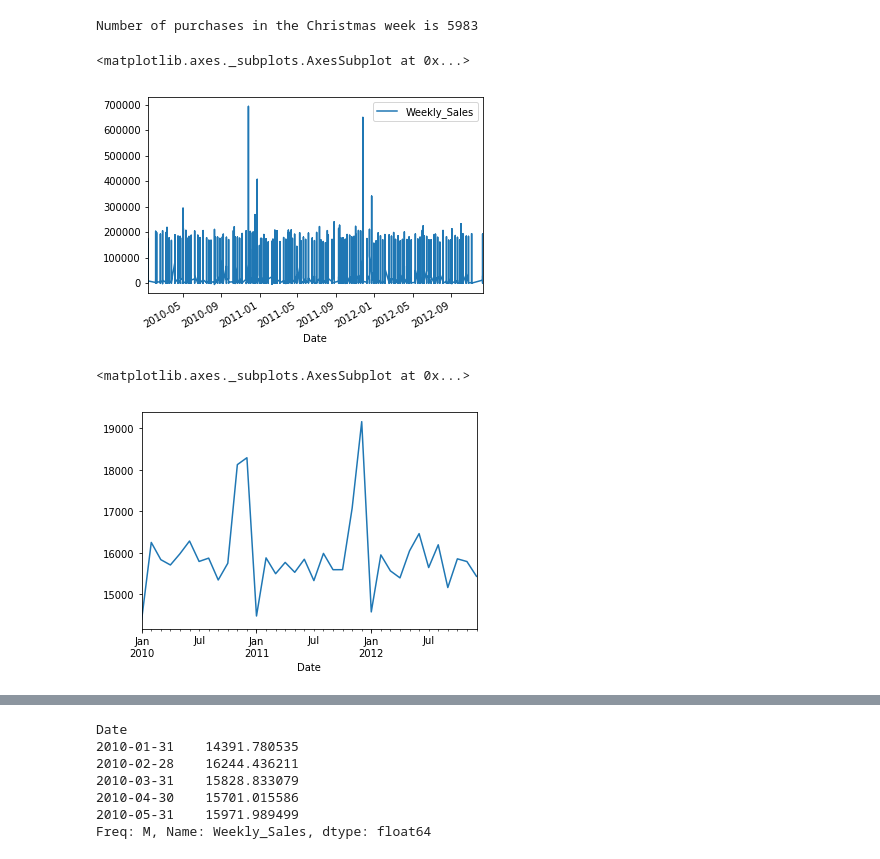
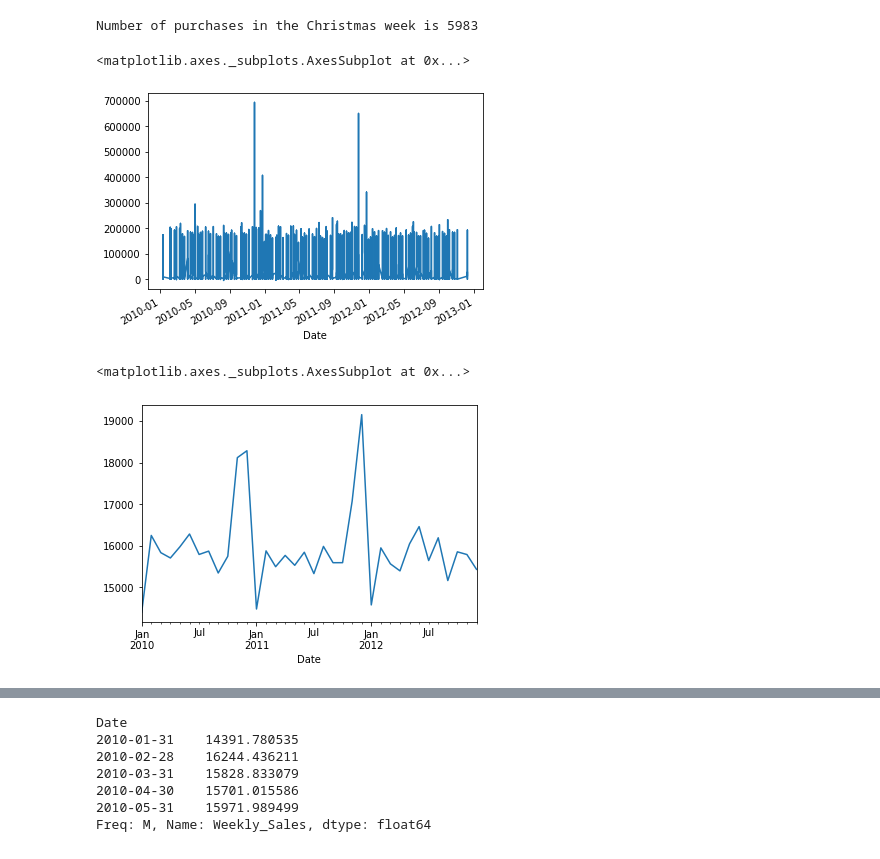
Before and after one commit to neelesh2k/Time-Series-Analysis-and-Forecasting, a Jupyter notebook: Time Series Analysis and Forecasting on Sales data.ipynb, the cells around one changed output, grey strips where cells are left out. Cells and saved outputs as stored; diff of their text form; code cells hidden in the pictures.

```diff
--- a/Time Series Analysis and Forecasting on Sales data.ipynb
+++ b/Time Series Analysis and Forecasting on Sales data.ipynb
@@ -237,3 +235,5 @@ sales = pd.read_csv('cleaned_sales_data.csv',parse_dates=['Date'],index_col="Dat
+# %%
+sales = pd.read_csv('cleaned_sales_data.csv',index_col=[0],parse_dates=True,squeeze=True)
 # %%
 sales.head()
 # %% [output]
@@ -290,9 +290,9 @@ Number of purchases in the Christmas week is 5983
 sales.plot()
 # %% [output]
 <matplotlib.axes._subplots.AxesSubplot at 0x...>
-[figure, old version]
+[figure, new version]
 # %%
-sales.Weekly_Sales.resample('M').mean().plot()
+sales.resample('M').mean().plot()
 # %% [output]
 <matplotlib.axes._subplots.AxesSubplot at 0x...>
-[figure, old version]
+[figure, new version]
```
Also changed, not shown: parts of 116 cells of this notebook.
